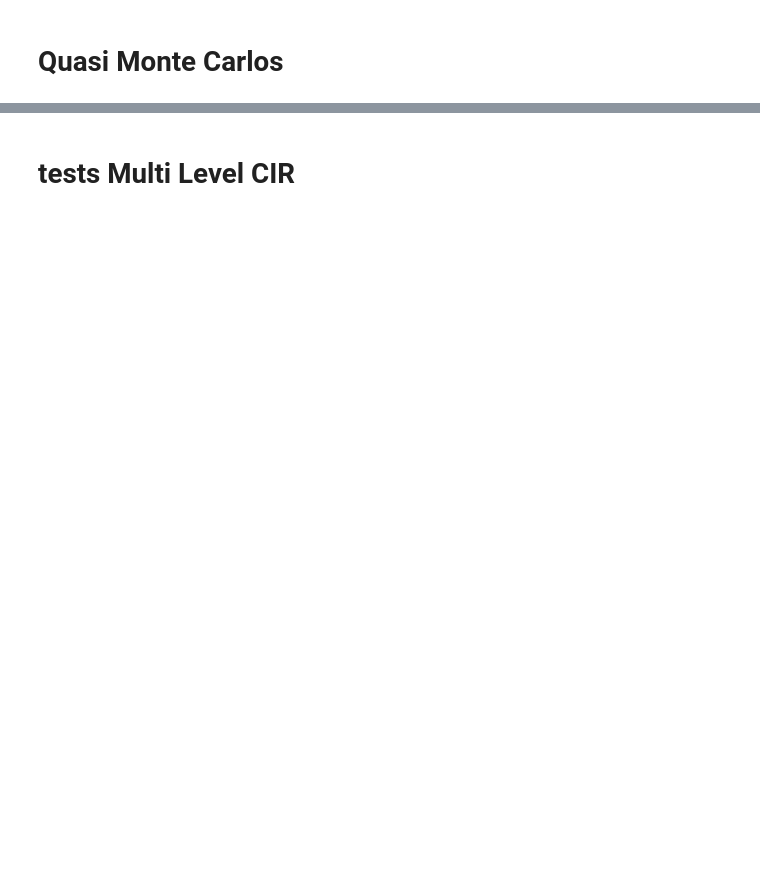
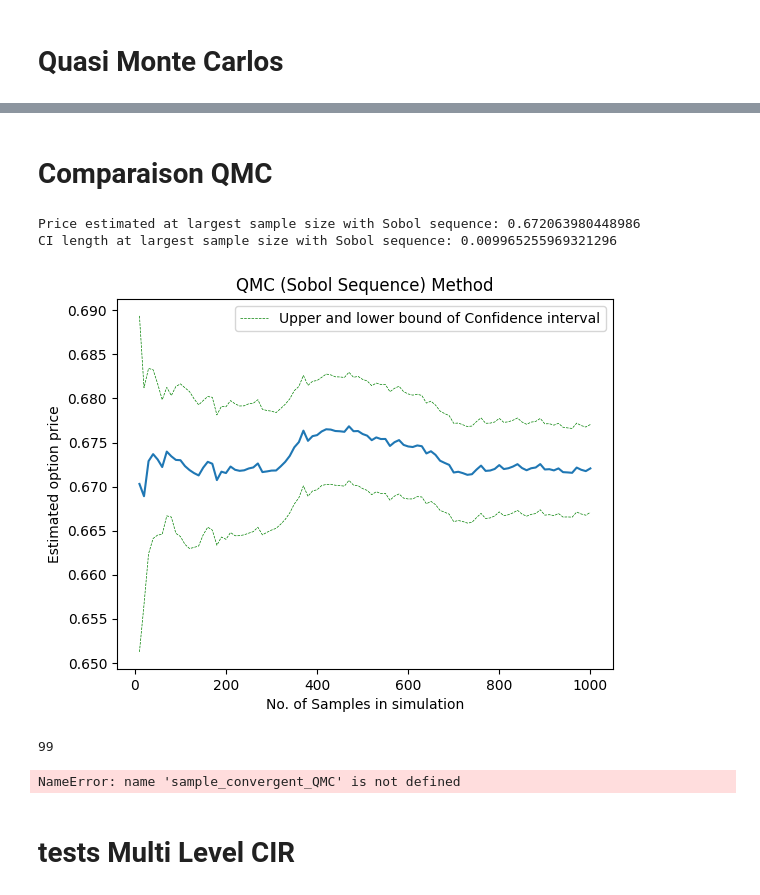
Before and after one commit to Thomasaujoux/Monte_Carlo_Option_Pricing, a Jupyter notebook: main.ipynb, the cells around one changed output, grey strips where cells are left out. Drawn from its saved outputs; the diff is of its cells as text; code cells hidden in the pictures; blank space fills up the shorter version.

```diff
--- a/main.ipynb
+++ b/main.ipynb
@@ -164,0 +221,31 @@ array([879.34467526, 879.32502293, 879.38080319, 879.39216619,
+# %% [markdown]
+# Comparaison QMC
+# %%
+max_sample = 1000
+
+
+sobol_price_esitmates, sobol_CIs = QMC.sim_iterator_QMC(max_sample, k, S_0, T, r, sigma, K, alpha, b)
+# %%
+print("Price estimated at largest sample size with Sobol sequence:", str(sobol_price_esitmates[-1]))
+print("CI length at largest sample size with Sobol sequence:", str(sobol_CIs[-1,1] - sobol_CIs[-1,0]))
+# %% [output]
+Price estimated at largest sample size with Sobol sequence: 0.672063980448986
+CI length at largest sample size with Sobol sequence: 0.009965255969321296
+# %%
+#Ploting quasi-Monte Carlo method using Sobol sequence
+
+plt.plot(x_axis1, sobol_price_esitmates)
+plt.plot(x_axis1, sobol_CIs[1:, 0], 'g--', lw=0.5, label='Upper and lower bound of Confidence interval')
+plt.plot(x_axis1, sobol_CIs[1:, 1], 'g--', lw=0.5)
+plt.xlabel("No. of Samples in simulation")
+plt.ylabel("Estimated option price")
+plt.title("QMC (Sobol Sequence) Method")
+plt.legend()
+plt.show()
+# %% [output]
+[figure, added]
+# %%
+tol = 0.01
+sobol_threshold = comparaison.threshold_finder(sobol_CIs, tol)
+# %% [output]
+99
@@ -164,0 +254,5 @@ array([879.34467526, 879.32502293, 879.38080319, 879.39216619,
+# %%
+CPU_sample_QMC = comparaison.CPU(sample_convergent_QMC,k, S_0, T, r, sigma, K, alpha, b)
+CPU_sample_QMC
+# %% [output]
+NameError: name 'sample_convergent_QMC' is not defined
```
Also changed, not shown: parts of 26 cells of this notebook, 3 other files.
